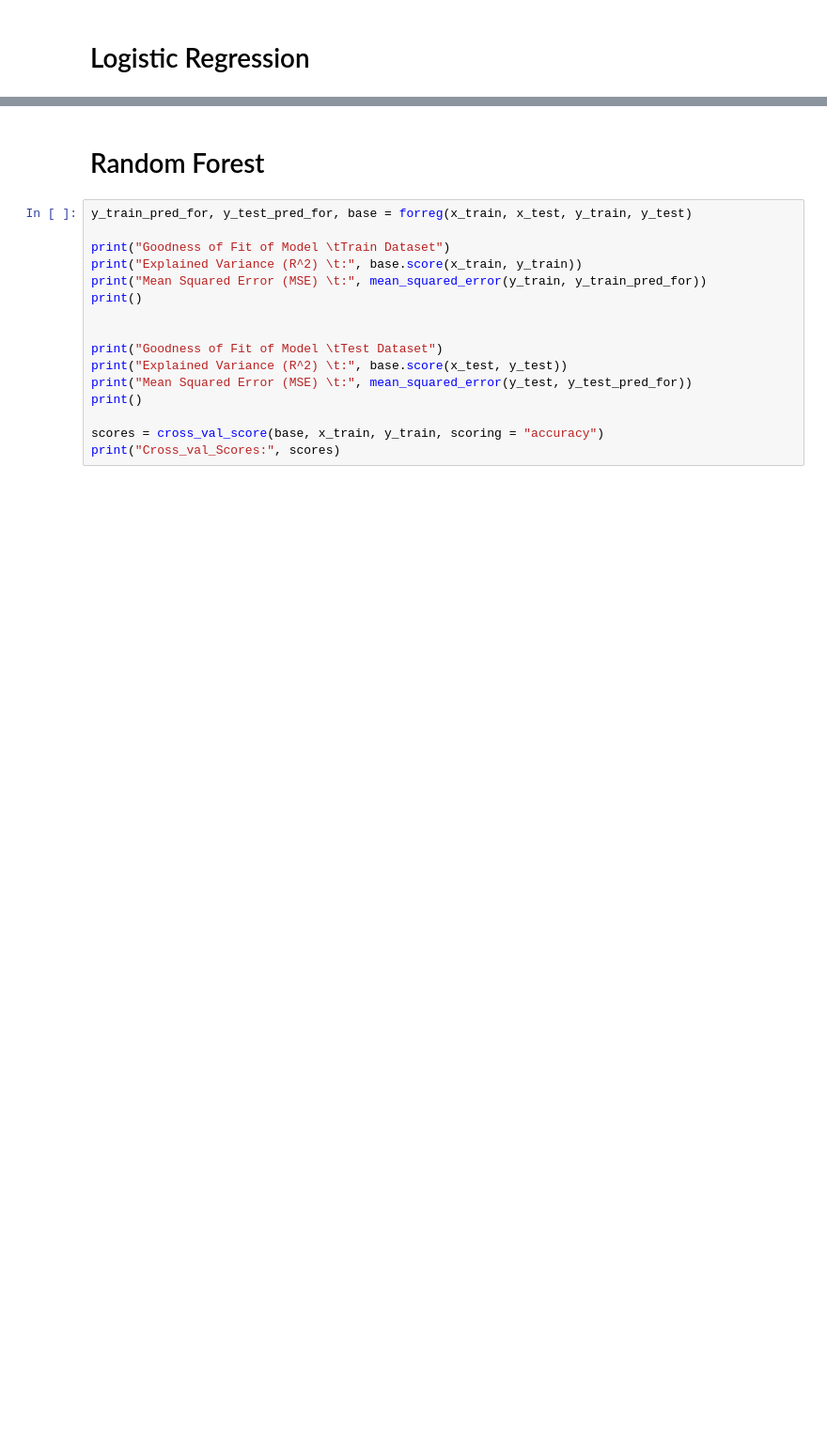
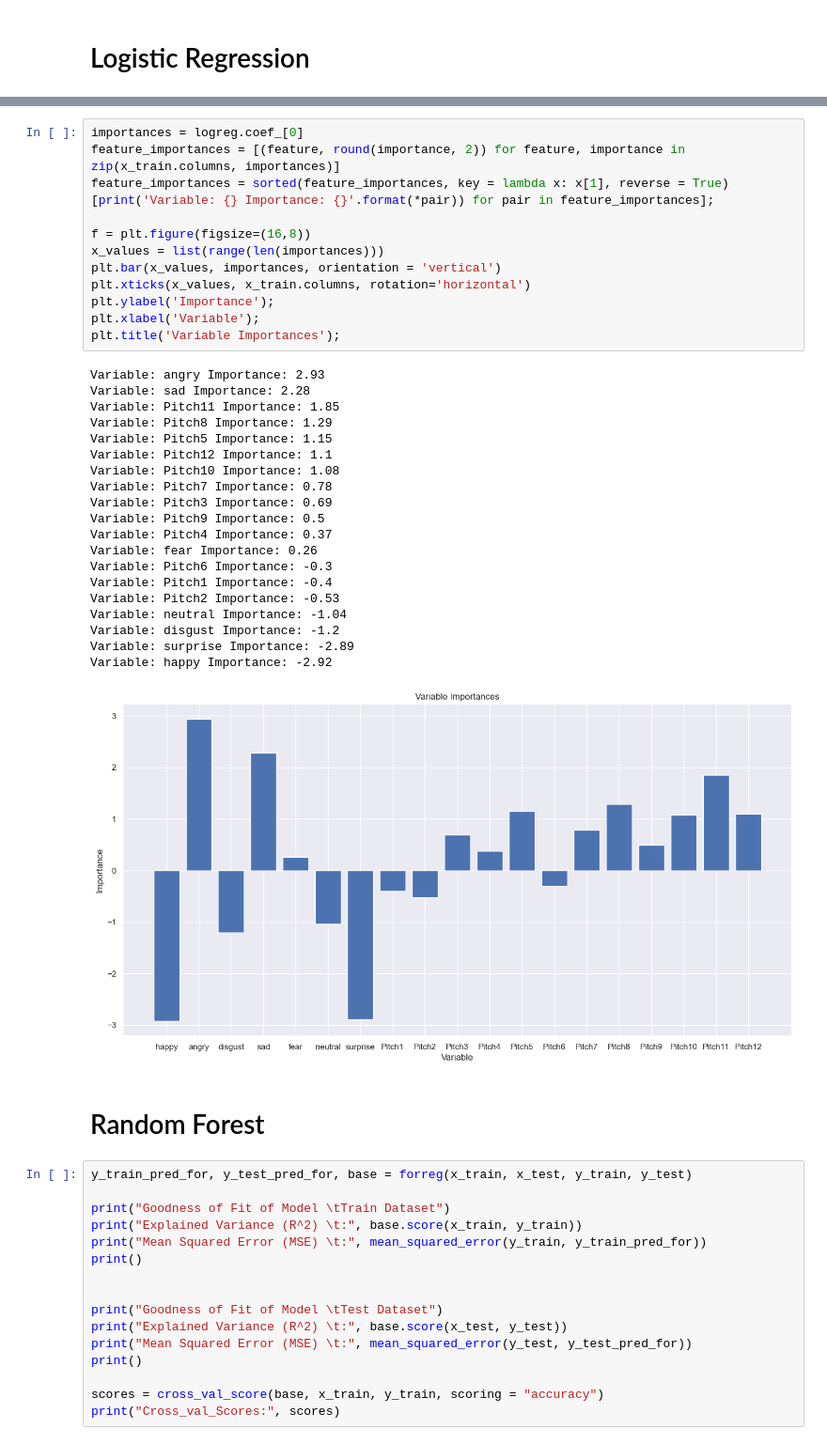
Before and after one commit to xiaoxuanfu/Depressed-Detective, a Jupyter notebook: summary.ipynb, the cells around one changed output, grey strips where cells are left out. Shown at 94% size. Cells and saved outputs as stored; diff of their text form; blank space fills up the shorter version.

```diff
--- a/summary.ipynb
+++ b/summary.ipynb
@@ -175,3 +175,37 @@ Cross_val_Scores: [0.84615385 0.83431953 0.85714286 0.91071429 0.83928571]
+# %%
+importances = logreg.coef_[0]
+feature_importances = [(feature, round(importance, 2)) for feature, importance in zip(x_train.columns, importances)]
+feature_importances = sorted(feature_importances, key = lambda x: x[1], reverse = True)
+[print('Variable: {} Importance: {}'.format(*pair)) for pair in feature_importances];
+
+f = plt.figure(figsize=(16,8))
+x_values = list(range(len(importances)))
+plt.bar(x_values, importances, orientation = 'vertical')
+plt.xticks(x_values, x_train.columns, rotation='horizontal')
+plt.ylabel('Importance');
+plt.xlabel('Variable');
+plt.title('Variable Importances');
+# %% [output]
+Variable: angry Importance: 2.93
+Variable: sad Importance: 2.28
+Variable: Pitch11 Importance: 1.85
+Variable: Pitch8 Importance: 1.29
+Variable: Pitch5 Importance: 1.15
+Variable: Pitch12 Importance: 1.1
+Variable: Pitch10 Importance: 1.08
+Variable: Pitch7 Importance: 0.78
+Variable: Pitch3 Importance: 0.69
+Variable: Pitch9 Importance: 0.5
+Variable: Pitch4 Importance: 0.37
+Variable: fear Importance: 0.26
+Variable: Pitch6 Importance: -0.3
+Variable: Pitch1 Importance: -0.4
+Variable: Pitch2 Importance: -0.53
+Variable: neutral Importance: -1.04
+Variable: disgust Importance: -1.2
+Variable: surprise Importance: -2.89
+Variable: happy Importance: -2.92
+[figure, added]
 # %% [markdown]
 # Random Forest
 # %%
```
Also changed, not shown: parts of 7 cells of this notebook, 1 other file.
